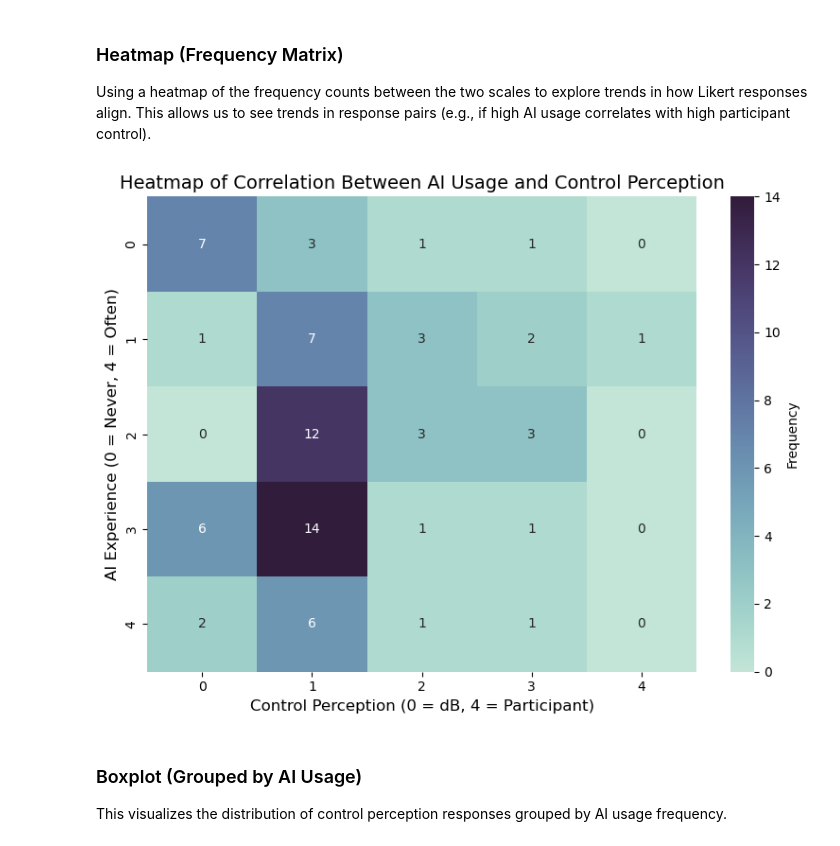
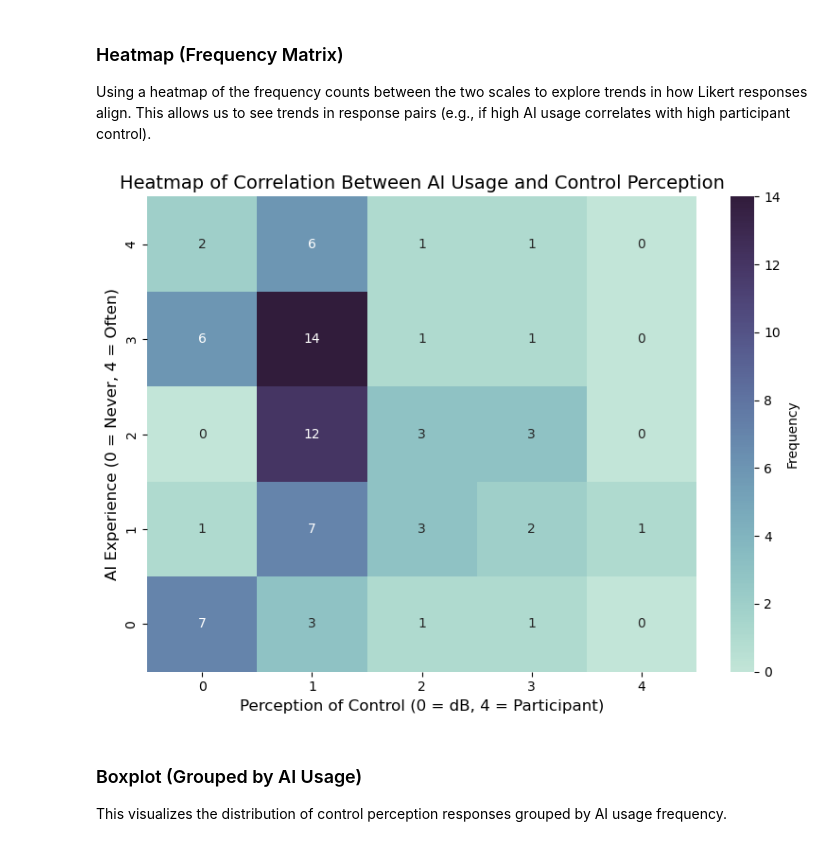
Before and after one commit to Elmir-Zeynalov/User-Studies, a Jupyter notebook: User-Studies.ipynb, the cells around one changed output. Saved outputs shown, nothing was run; the diff lists cells and outputs as text; code cells hidden in the pictures.

Commit message:
save figures

```diff
--- a/User-Studies.ipynb
+++ b/User-Studies.ipynb
@@ -269,30 +269,32 @@ Using a heatmap of the frequency counts between the two scales to explore trends
 # %%
 import matplotlib.colors as mcolors
 
 # Create the contingency table (counts of unique combinations of responses by participants)
 heatmap_data = pd.crosstab(
     combined_data["AI Usage Frequency"],
     combined_data["Control Perception"]
 )
 
 #heatmap_palette = sns.color_palette("Blues", as_cmap=True)
 
 # Heatmap
 plt.figure(figsize=(8, 6))
 sns.heatmap(
     heatmap_data,
     annot=True,
     fmt="d",
     cmap=palette,
     cbar_kws={'label': 'Frequency'},
 )
 plt.title("Heatmap of Correlation Between AI Usage and Control Perception", fontsize=14)
-plt.xlabel("Control Perception (0 = dB, 4 = Participant)", fontsize=12)
+plt.xlabel("Perception of Control (0 = dB, 4 = Participant)", fontsize=12)
 plt.ylabel("AI Experience (0 = Never, 4 = Often)", fontsize=12)
+plt.gca().invert_yaxis()
 plt.tight_layout()
+plt.savefig("Figures/heatmap-correlation-AI-usage-control-perception.png", transparent=True)
 plt.show()
 # %% [output]
-[figure, old version]
+[figure, new version]
 # %% [markdown]
 ### Boxplot (Grouped by AI Usage)
 This visualizes the distribution of control perception responses grouped by AI usage frequency.
```
Also changed, not shown: parts of 1 cell of this notebook, 1 other file.
